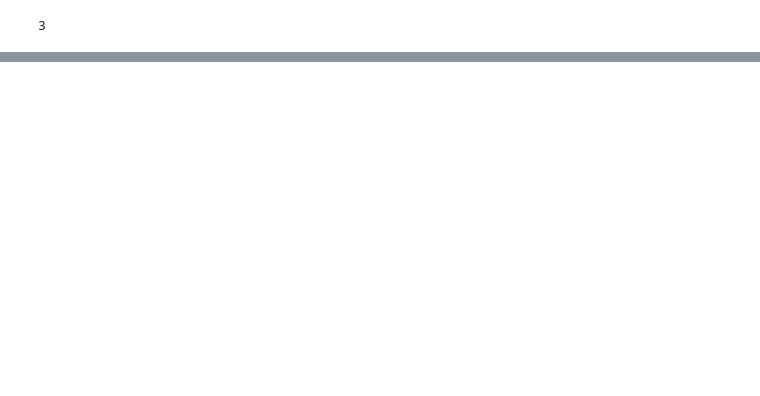
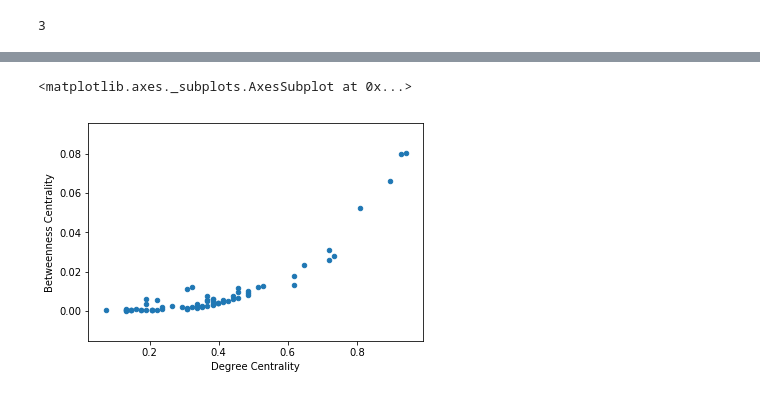
Before and after one commit to austinchan1/Data-620---Web-Analytics, a Jupyter notebook: Homework 2/Homework 2 Part 1 - Graph Visualization.ipynb, the cells around one changed output, grey strips where cells are left out. Cells and saved outputs as stored; diff of their text form; code cells hidden in the pictures; blank space fills up the shorter version.

```diff
--- a/Homework 2/Homework 2 Part 1 - Graph Visualization.ipynb
+++ b/Homework 2/Homework 2 Part 1 - Graph Visualization.ipynb
@@ -87,0 +109,5 @@ EVC_df
+# %%
+Centrality_df.plot.scatter("Degree Centrality","Betweenness Centrality")
+# %% [output]
+<matplotlib.axes._subplots.AxesSubplot at 0x...>
+[figure, added]
```
Also changed, not shown: parts of 12 cells of this notebook, 2 other files.
